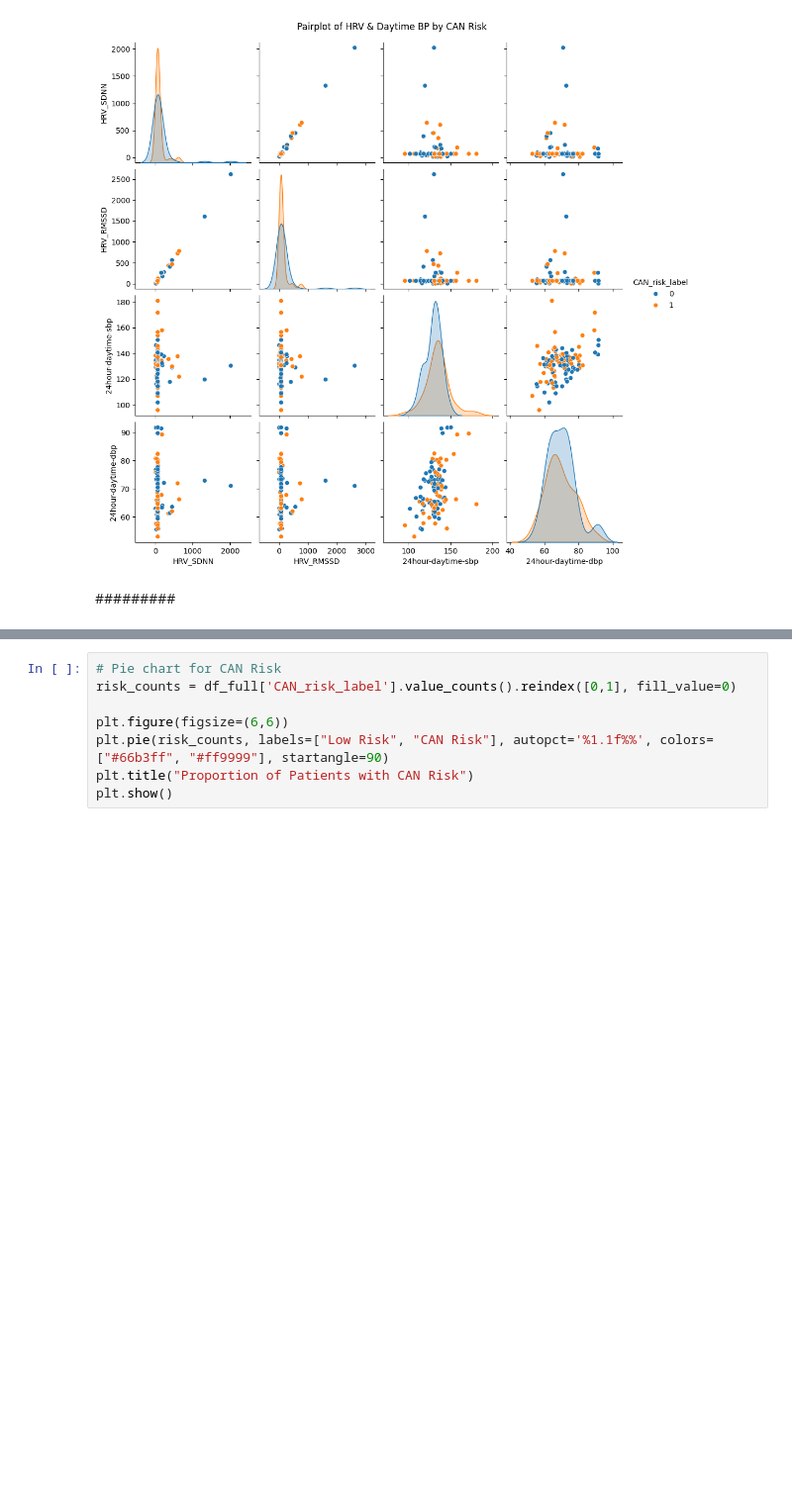
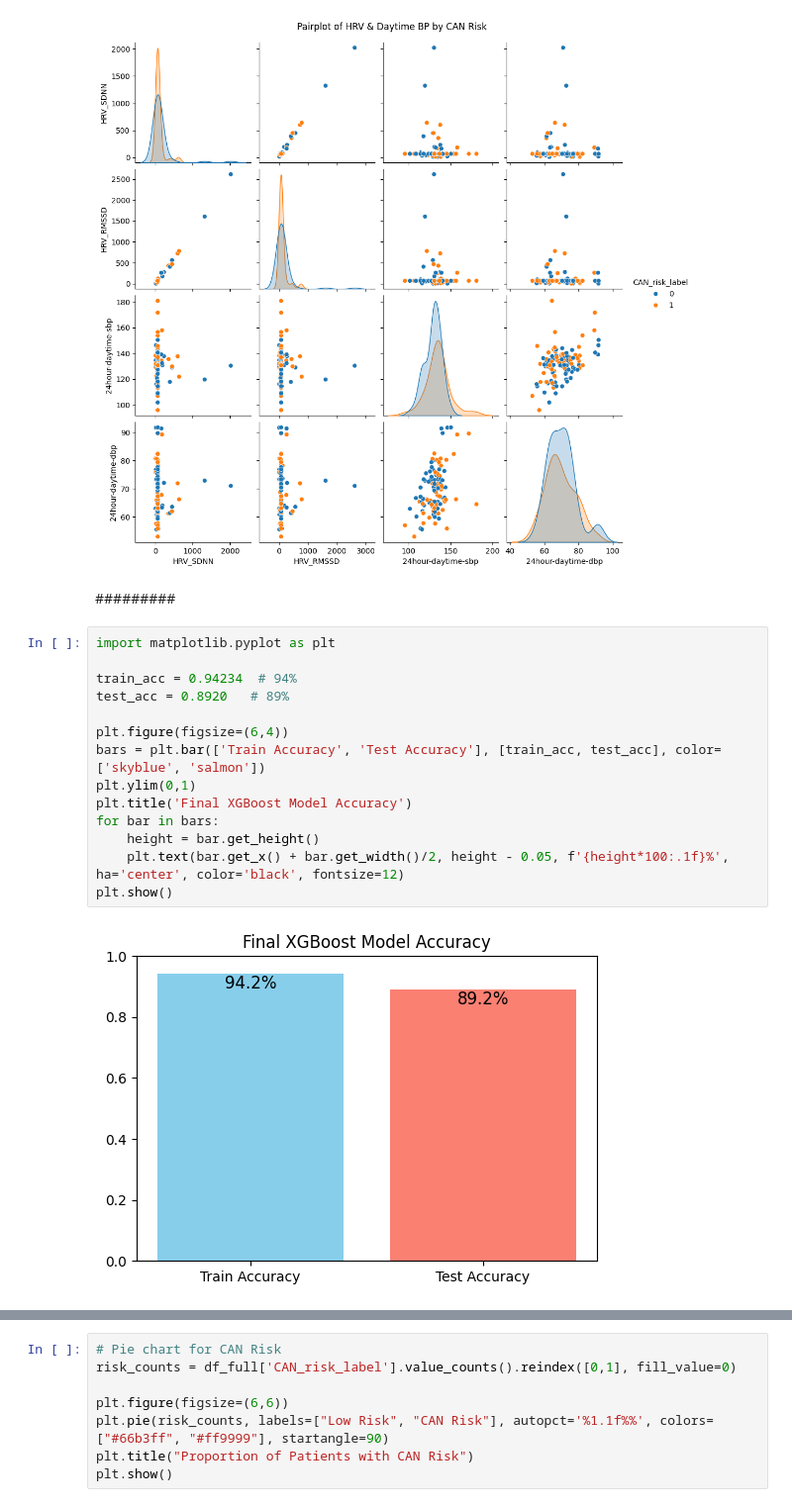
Before and after one commit to Raif-Tanjim/Machine_Learning, a Jupyter notebook: HRV Early cardiac risk detection/HRV_CDED_early_cardiac_risk_detection_modified.ipynb, the cells around one changed output, grey strips where cells are left out. Shown at 99% size. Drawn from its saved outputs; the diff is of its cells as text; blank space fills up the shorter version.

```diff
--- a/HRV Early cardiac risk detection/HRV_CDED_early_cardiac_risk_detection_modified.ipynb
+++ b/HRV Early cardiac risk detection/HRV_CDED_early_cardiac_risk_detection_modified.ipynb
@@ -984,4 +991,20 @@ plt.show()
 [figure]
 # %% [markdown]
 #########
+# %%
+import matplotlib.pyplot as plt
+
+train_acc = 0.94234  # 94%
+test_acc = 0.8920   # 89%
+
+plt.figure(figsize=(6,4))
+bars = plt.bar(['Train Accuracy', 'Test Accuracy'], [train_acc, test_acc], color=['skyblue', 'salmon'])
+plt.ylim(0,1)
+plt.title('Final XGBoost Model Accuracy')
+for bar in bars:
+    height = bar.get_height()
+    plt.text(bar.get_x() + bar.get_width()/2, height - 0.05, f'{height*100:.1f}%', ha='center', color='black', fontsize=12)
+plt.show()
+# %% [output]
+[figure, added]
 # %%
```
Also changed, not shown: parts of 16 cells of this notebook, 9 other files.
